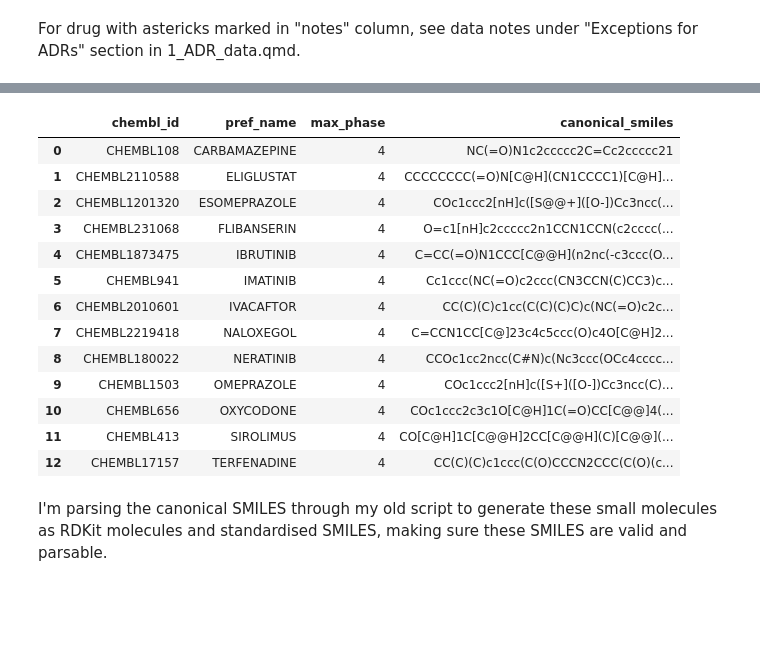
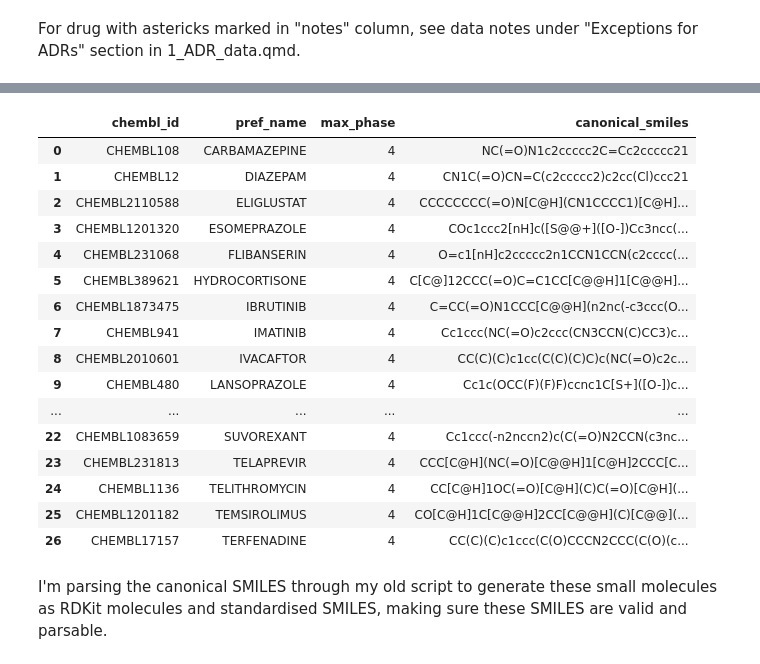
Before and after one commit to jhylin/Adverse_drug_reactions, a Jupyter notebook: ADR_test.ipynb, the cells around one changed output, grey strips where cells are left out. Saved outputs shown, nothing was run; the diff lists cells and outputs as text; code cells hidden in the pictures; blank space fills up the shorter version.

```diff
--- a/ADR_test.ipynb
+++ b/ADR_test.ipynb
@@ -73,31 +78,34 @@ print(drugs)
 # %%
 # Get SMILES for each drug (via copying-and-pasting the previous cell output - attempted various ways to feed the string
 # directly into cyp_drugs.py, current way seems to be the most straightforward one...)
 from cyp_drugs import chembl_drugs
 # Using ChEMBL version 34
 df_s = chembl_drugs(
-    'CARBAMAZEPINE','ELIGLUSTAT','FLIBANSERIN','IMATINIB','IBRUTINIB','NERATINIB','ESOMEPRAZOLE','OMEPRAZOLE','IVACAFTOR','NALOXEGOL','OXYCODONE','SIROLIMUS','TERFENADINE',
-    file_name="strong_cyp3a4_smiles"
+    'CARBAMAZEPINE','ELIGLUSTAT','FLIBANSERIN','IMATINIB','IBRUTINIB','NERATINIB','ESOMEPRAZOLE','OMEPRAZOLE','IVACAFTOR','NALOXEGOL','OXYCODONE','SIROLIMUS','TERFENADINE','DIAZEPAM','HYDROCORTISONE','LANSOPRAZOLE','PANTOPRAZOLE','LERCANIDIPINE','NALDEMEDINE','NELFINAVIR','TELAPREVIR','ONDANSETRON','QUININE','RIBOCICLIB','SUVOREXANT','TELITHROMYCIN','TEMSIROLIMUS',
+    file_name="All_cyp3a4_smiles"
     )
 df_s
 
 ## Note: latest ChEMBL version 35 (as from 1st Dec 2024) seems to be taking a long time to load (no output after ~7min),
 ## both versions 33 & 34 are ok with outputs loading within a few secs
 # %% [output]
 |  | chembl_id | pref_name | max_phase | canonical_smiles |
 | 0 | CHEMBL108 | CARBAMAZEPINE | 4 | NC(=O)N1c2ccccc2C=Cc2ccccc21 |
-| 1 | CHEMBL2110588 | ELIGLUSTAT | 4 | CCCCCCCC(=O)N[C@H](CN1CCCC1)[C@H]... |
-| 2 | CHEMBL1201320 | ESOMEPRAZOLE | 4 | COc1ccc2[nH]c([S@@+]([O-])Cc3ncc(... |
-| 3 | CHEMBL231068 | FLIBANSERIN | 4 | O=c1[nH]c2ccccc2n1CCN1CCN(c2cccc(... |
-| 4 | CHEMBL1873475 | IBRUTINIB | 4 | C=CC(=O)N1CCC[C@@H](n2nc(-c3ccc(O... |
-| 5 | CHEMBL941 | IMATINIB | 4 | Cc1ccc(NC(=O)c2ccc(CN3CCN(C)CC3)c... |
-| 6 | CHEMBL2010601 | IVACAFTOR | 4 | CC(C)(C)c1cc(C(C)(C)C)c(NC(=O)c2c... |
-| 7 | CHEMBL2219418 | NALOXEGOL | 4 | C=CCN1CC[C@]23c4c5ccc(O)c4O[C@H]2... |
-| 8 | CHEMBL180022 | NERATINIB | 4 | CCOc1cc2ncc(C#N)c(Nc3ccc(OCc4cccc... |
-| 9 | CHEMBL1503 | OMEPRAZOLE | 4 | COc1ccc2[nH]c([S+]([O-])Cc3ncc(C)... |
-| 10 | CHEMBL656 | OXYCODONE | 4 | COc1ccc2c3c1O[C@H]1C(=O)CC[C@@]4(... |
-| 11 | CHEMBL413 | SIROLIMUS | 4 | CO[C@H]1C[C@@H]2CC[C@@H](C)[C@@](... |
-| 12 | CHEMBL17157 | TERFENADINE | 4 | CC(C)(C)c1ccc(C(O)CCCN2CCC(C(O)(c... |
+| 1 | CHEMBL12 | DIAZEPAM | 4 | CN1C(=O)CN=C(c2ccccc2)c2cc(Cl)ccc21 |
+| 2 | CHEMBL2110588 | ELIGLUSTAT | 4 | CCCCCCCC(=O)N[C@H](CN1CCCC1)[C@H]... |
+| 3 | CHEMBL1201320 | ESOMEPRAZOLE | 4 | COc1ccc2[nH]c([S@@+]([O-])Cc3ncc(... |
+| 4 | CHEMBL231068 | FLIBANSERIN | 4 | O=c1[nH]c2ccccc2n1CCN1CCN(c2cccc(... |
+| 5 | CHEMBL389621 | HYDROCORTISONE | 4 | C[C@]12CCC(=O)C=C1CC[C@@H]1[C@@H]... |
+| 6 | CHEMBL1873475 | IBRUTINIB | 4 | C=CC(=O)N1CCC[C@@H](n2nc(-c3ccc(O... |
+| 7 | CHEMBL941 | IMATINIB | 4 | Cc1ccc(NC(=O)c2ccc(CN3CCN(C)CC3)c... |
+| 8 | CHEMBL2010601 | IVACAFTOR | 4 | CC(C)(C)c1cc(C(C)(C)C)c(NC(=O)c2c... |
+| 9 | CHEMBL480 | LANSOPRAZOLE | 4 | Cc1c(OCC(F)(F)F)ccnc1C[S+]([O-])c... |
+| ... | ... | ... | ... | ... |
+| 22 | CHEMBL1083659 | SUVOREXANT | 4 | Cc1ccc(-n2nccn2)c(C(=O)N2CCN(c3nc... |
+| 23 | CHEMBL231813 | TELAPREVIR | 4 | CCC[C@H](NC(=O)[C@@H]1[C@H]2CCC[C... |
+| 24 | CHEMBL1136 | TELITHROMYCIN | 4 | CC[C@H]1OC(=O)[C@H](C)C(=O)[C@H](... |
+| 25 | CHEMBL1201182 | TEMSIROLIMUS | 4 | CO[C@H]1C[C@@H]2CC[C@@H](C)[C@@](... |
+| 26 | CHEMBL17157 | TERFENADINE | 4 | CC(C)(C)c1ccc(C(O)CCCN2CCC(C(O)(c... |
 # %% [markdown]
 I'm parsing the canonical SMILES through my old script to generate these small molecules as RDKit molecules and standardised SMILES, making sure these SMILES are valid and parsable.
 # %%
```
Also changed, not shown: parts of 10 cells of this notebook, 3 other files.
